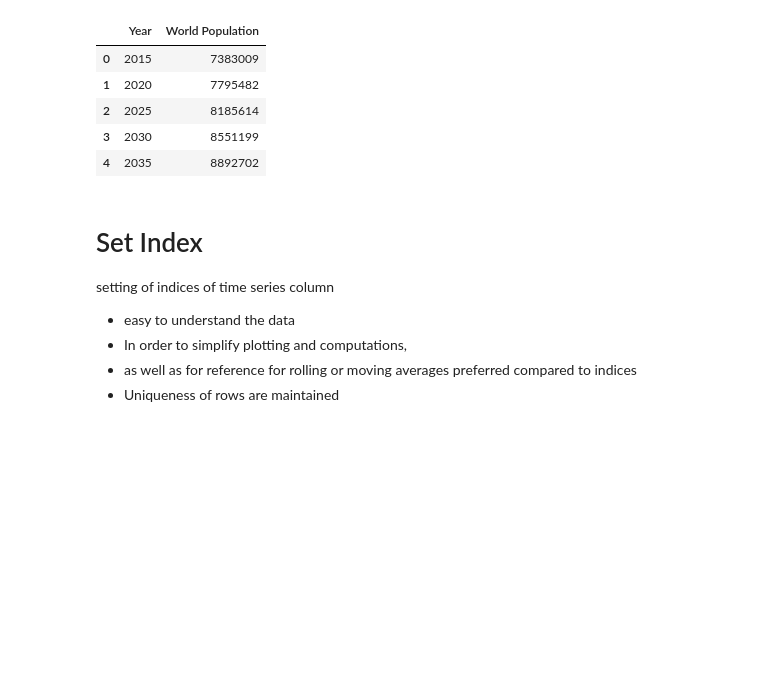
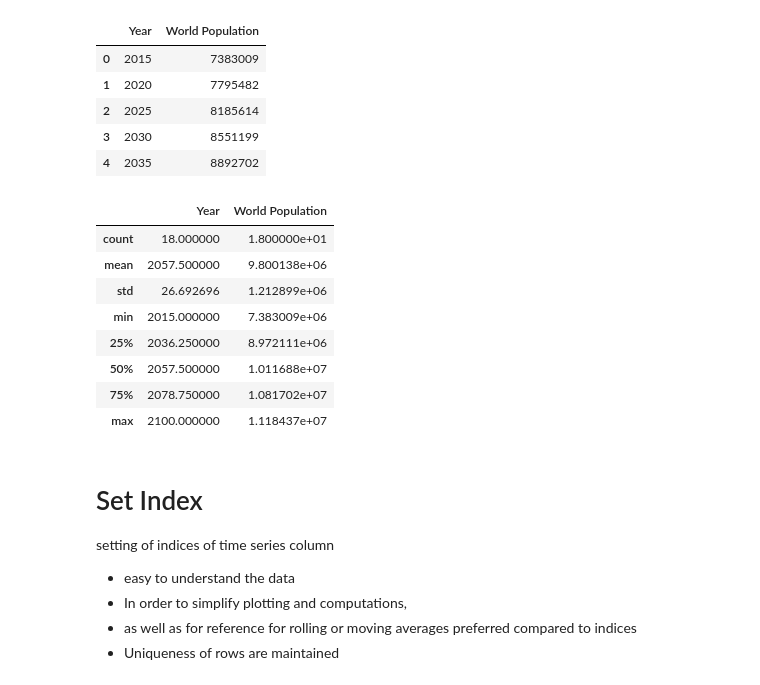
Before and after one commit to PacktPublishing/-Time-Series-Forecasting-with-Python-3.X, a Jupyter notebook: section 1/1.4Time Series Data Exploration.ipynb, the cells around one changed output. Cells and saved outputs as stored; diff of their text form; code cells hidden in the pictures; blank space fills up the shorter version.

```diff
--- a/section 1/1.4Time Series Data Exploration.ipynb
+++ b/section 1/1.4Time Series Data Exploration.ipynb
@@ -15,6 +15,18 @@ df.head()
 | 2 | 2025 | 8185614 |
 | 3 | 2030 | 8551199 |
 | 4 | 2035 | 8892702 |
+# %%
+df.describe()
+# %% [output]
+|  | Year | World Population |
+| count | 18.000000 | 1.800000e+01 |
+| mean | 2057.500000 | 9.800138e+06 |
+| std | 26.692696 | 1.212899e+06 |
+| min | 2015.000000 | 7.383009e+06 |
+| 25% | 2036.250000 | 8.972111e+06 |
+| 50% | 2057.500000 | 1.011688e+07 |
+| 75% | 2078.750000 | 1.081702e+07 |
+| max | 2100.000000 | 1.118437e+07 |
 # %% [markdown]
 # Set Index
 
```
Also changed, not shown: parts of 9 cells of this notebook.
